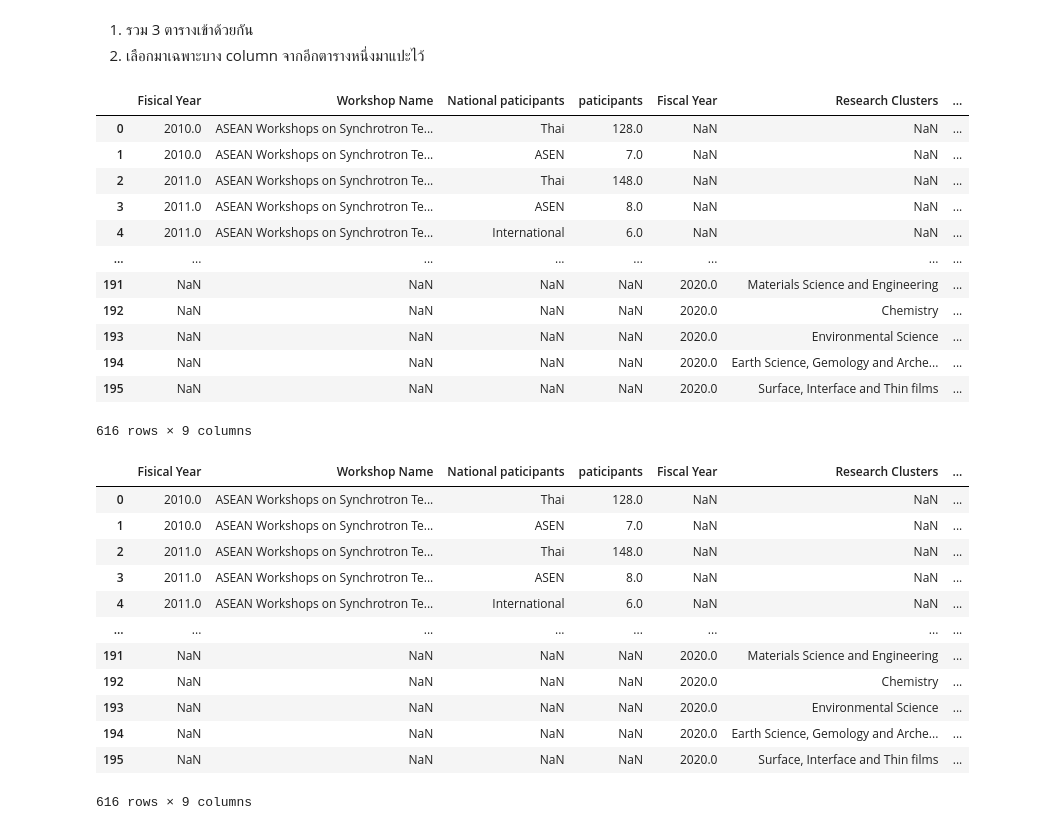
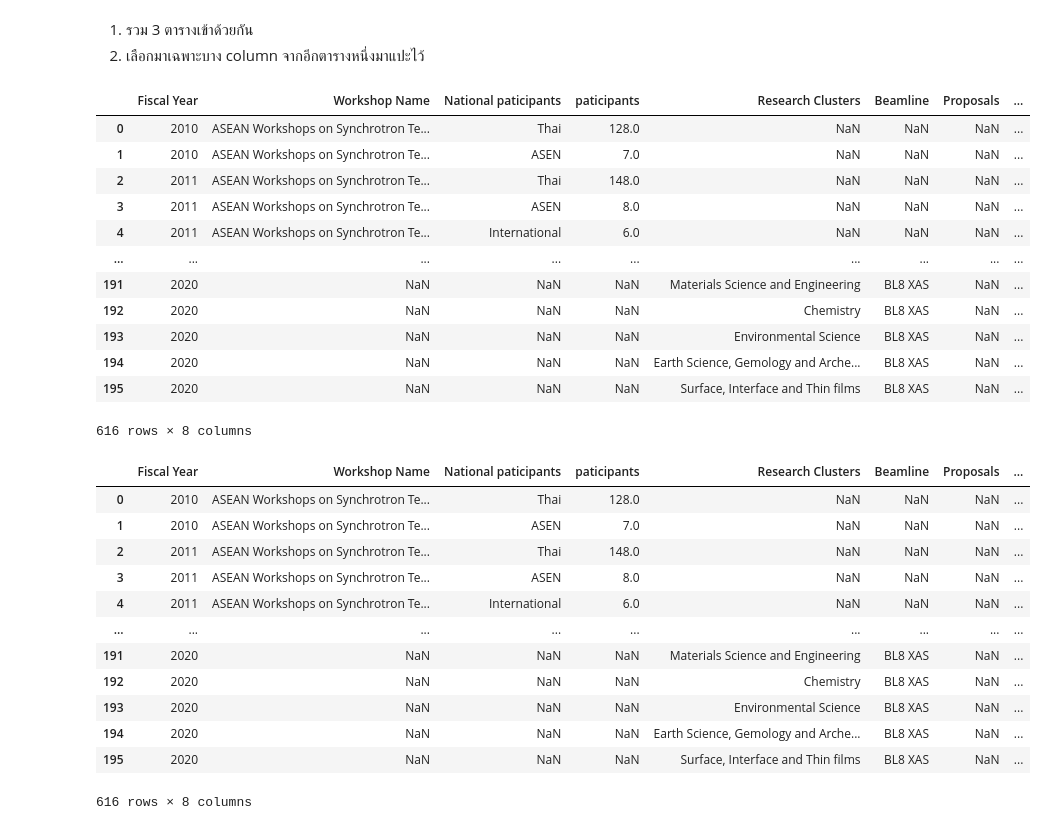
Before and after one commit to chuangchai49097/DWDM21, a Jupyter notebook: project.ipynb, the cells around one changed output. Cells and saved outputs as stored; diff of their text form; code cells hidden in the pictures.

```diff
--- a/project.ipynb
+++ b/project.ipynb
@@ -405,6 +404,6 @@ os.path.join(path,'workshop-participants.csv')
 # %% [output]
 '/content/drive/My Drive/PROJECT/workshop-participants.csv'
 # %%
-data4 = pd.read_csv(os.path.join(path,'workshop-participants.csv'))
-data5 = pd.read_csv(os.path.join(path,'summary_beamtime-proposals-research-clusters.csv'))
-data6 = pd.read_csv(os.path.join(path,'summary_research_publications.csv'))
+workshop = pd.read_csv(os.path.join(path,'workshop-participants.csv'))
+summary_beamtime = pd.read_csv(os.path.join(path,'summary_beamtime-proposals-research-clusters.csv'))
+summary_research = pd.read_csv(os.path.join(path,'summary_research_publications.csv'))
@@ -424,7 +443,3 @@ data4
 | 80 | 2018 | Annual User Meeting (AUM) | Thai | 138 |
 | 81 | 2019 | Annual User Meeting (AUM) | Thai | 130 |
 82 rows × 4 columns
-# %%
-data4 = pd.DataFrame({'b'})
-data4.columns = ['Fiscal Year',]
-data4
@@ -433,0 +450,3 @@ data4
+# %%
+data4.rename(columns={'Fisical Year ':'Fiscal Year '}, inplace=True) #มีการพิมพ์ข้อมูลผิดจึงทำการเปลี่่ยนชื่อ columns Fisacal year
+data4
@@ -487,33 +520,33 @@ data_x
 data7=pd.concat([data4, data5, data6])
 data7
 # %% [output]
-|  | Fisical Year | Workshop Name | National paticipants | paticipants | Fiscal Year | Research Clusters | ... |
-| 0 | 2010.0 | ASEAN Workshops on Synchrotron Te... | Thai | 128.0 | NaN | NaN | ... |
-| 1 | 2010.0 | ASEAN Workshops on Synchrotron Te... | ASEN | 7.0 | NaN | NaN | ... |
-| 2 | 2011.0 | ASEAN Workshops on Synchrotron Te... | Thai | 148.0 | NaN | NaN | ... |
-| 3 | 2011.0 | ASEAN Workshops on Synchrotron Te... | ASEN | 8.0 | NaN | NaN | ... |
-| 4 | 2011.0 | ASEAN Workshops on Synchrotron Te... | International | 6.0 | NaN | NaN | ... |
-| ... | ... | ... | ... | ... | ... | ... | ... |
-| 191 | NaN | NaN | NaN | NaN | 2020.0 | Materials Science and Engineering | ... |
-| 192 | NaN | NaN | NaN | NaN | 2020.0 | Chemistry | ... |
-| 193 | NaN | NaN | NaN | NaN | 2020.0 | Environmental Science | ... |
-| 194 | NaN | NaN | NaN | NaN | 2020.0 | Earth Science, Gemology and Arche... | ... |
-| 195 | NaN | NaN | NaN | NaN | 2020.0 | Surface, Interface and Thin films | ... |
+|  | Fiscal Year | Workshop Name | National paticipants | paticipants | Research Clusters | Beamline | Proposals | ... |
+| 0 | 2010 | ASEAN Workshops on Synchrotron Te... | Thai | 128.0 | NaN | NaN | NaN | ... |
+| 1 | 2010 | ASEAN Workshops on Synchrotron Te... | ASEN | 7.0 | NaN | NaN | NaN | ... |
+| 2 | 2011 | ASEAN Workshops on Synchrotron Te... | Thai | 148.0 | NaN | NaN | NaN | ... |
+| 3 | 2011 | ASEAN Workshops on Synchrotron Te... | ASEN | 8.0 | NaN | NaN | NaN | ... |
+| 4 | 2011 | ASEAN Workshops on Synchrotron Te... | International | 6.0 | NaN | NaN | NaN | ... |
+| ... | ... | ... | ... | ... | ... | ... | ... | ... |
+| 191 | 2020 | NaN | NaN | NaN | Materials Science and Engineering | BL8 XAS | NaN | ... |
+| 192 | 2020 | NaN | NaN | NaN | Chemistry | BL8 XAS | NaN | ... |
+| 193 | 2020 | NaN | NaN | NaN | Environmental Science | BL8 XAS | NaN | ... |
+| 194 | 2020 | NaN | NaN | NaN | Earth Science, Gemology and Arche... | BL8 XAS | NaN | ... |
+| 195 | 2020 | NaN | NaN | NaN | Surface, Interface and Thin films | BL8 XAS | NaN | ... |
-616 rows × 9 columns
+616 rows × 8 columns
 # %%
-data7.groupby('Fisical Year ').agg
+data7.groupby('Fiscal Year ') ##รวมเรียบร้อย
 data7
 # %% [output]
-|  | Fisical Year | Workshop Name | National paticipants | paticipants | Fiscal Year | Research Clusters | ... |
-| 0 | 2010.0 | ASEAN Workshops on Synchrotron Te... | Thai | 128.0 | NaN | NaN | ... |
-| 1 | 2010.0 | ASEAN Workshops on Synchrotron Te... | ASEN | 7.0 | NaN | NaN | ... |
-| 2 | 2011.0 | ASEAN Workshops on Synchrotron Te... | Thai | 148.0 | NaN | NaN | ... |
-| 3 | 2011.0 | ASEAN Workshops on Synchrotron Te... | ASEN | 8.0 | NaN | NaN | ... |
-| 4 | 2011.0 | ASEAN Workshops on Synchrotron Te... | International | 6.0 | NaN | NaN | ... |
-| ... | ... | ... | ... | ... | ... | ... | ... |
-| 191 | NaN | NaN | NaN | NaN | 2020.0 | Materials Science and Engineering | ... |
-| 192 | NaN | NaN | NaN | NaN | 2020.0 | Chemistry | ... |
-| 193 | NaN | NaN | NaN | NaN | 2020.0 | Environmental Science | ... |
-| 194 | NaN | NaN | NaN | NaN | 2020.0 | Earth Science, Gemology and Arche... | ... |
-| 195 | NaN | NaN | NaN | NaN | 2020.0 | Surface, Interface and Thin films | ... |
+|  | Fiscal Year | Workshop Name | National paticipants | paticipants | Research Clusters | Beamline | Proposals | ... |
+| 0 | 2010 | ASEAN Workshops on Synchrotron Te... | Thai | 128.0 | NaN | NaN | NaN | ... |
+| 1 | 2010 | ASEAN Workshops on Synchrotron Te... | ASEN | 7.0 | NaN | NaN | NaN | ... |
+| 2 | 2011 | ASEAN Workshops on Synchrotron Te... | Thai | 148.0 | NaN | NaN | NaN | ... |
+| 3 | 2011 | ASEAN Workshops on Synchrotron Te... | ASEN | 8.0 | NaN | NaN | NaN | ... |
+| 4 | 2011 | ASEAN Workshops on Synchrotron Te... | International | 6.0 | NaN | NaN | NaN | ... |
+| ... | ... | ... | ... | ... | ... | ... | ... | ... |
+| 191 | 2020 | NaN | NaN | NaN | Materials Science and Engineering | BL8 XAS | NaN | ... |
+| 192 | 2020 | NaN | NaN | NaN | Chemistry | BL8 XAS | NaN | ... |
+| 193 | 2020 | NaN | NaN | NaN | Environmental Science | BL8 XAS | NaN | ... |
+| 194 | 2020 | NaN | NaN | NaN | Earth Science, Gemology and Arche... | BL8 XAS | NaN | ... |
+| 195 | 2020 | NaN | NaN | NaN | Surface, Interface and Thin films | BL8 XAS | NaN | ... |
-616 rows × 9 columns
+616 rows × 8 columns
```
Also changed, not shown: parts of 20 cells of this notebook.
